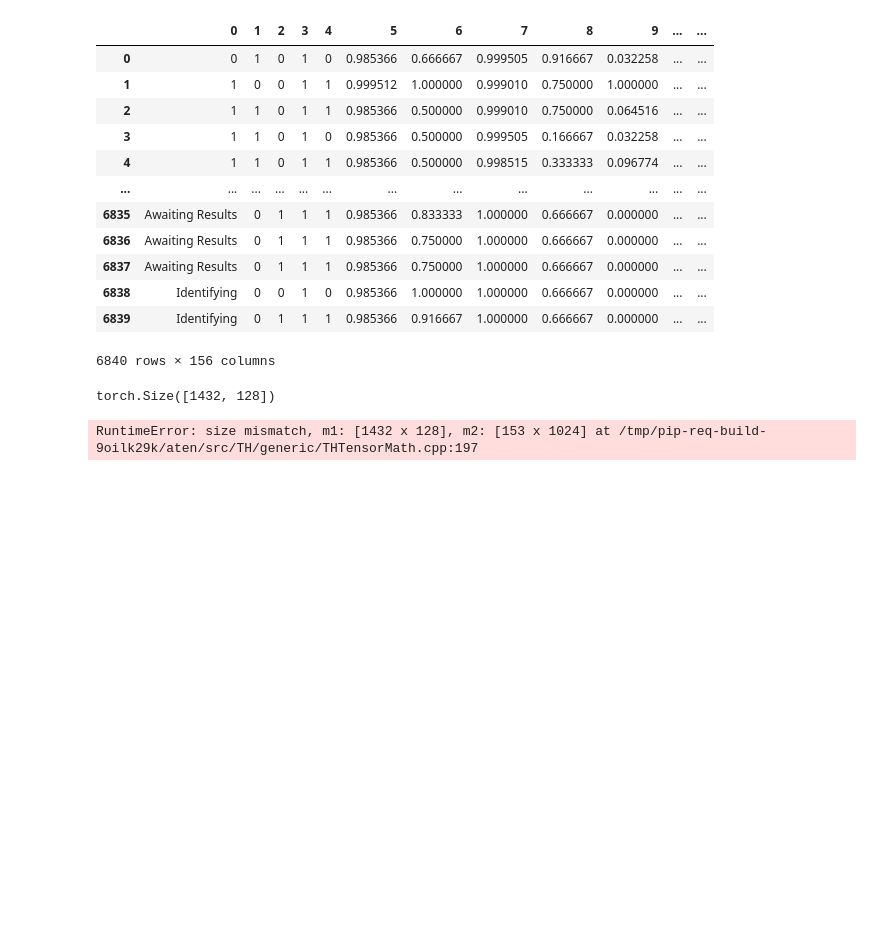
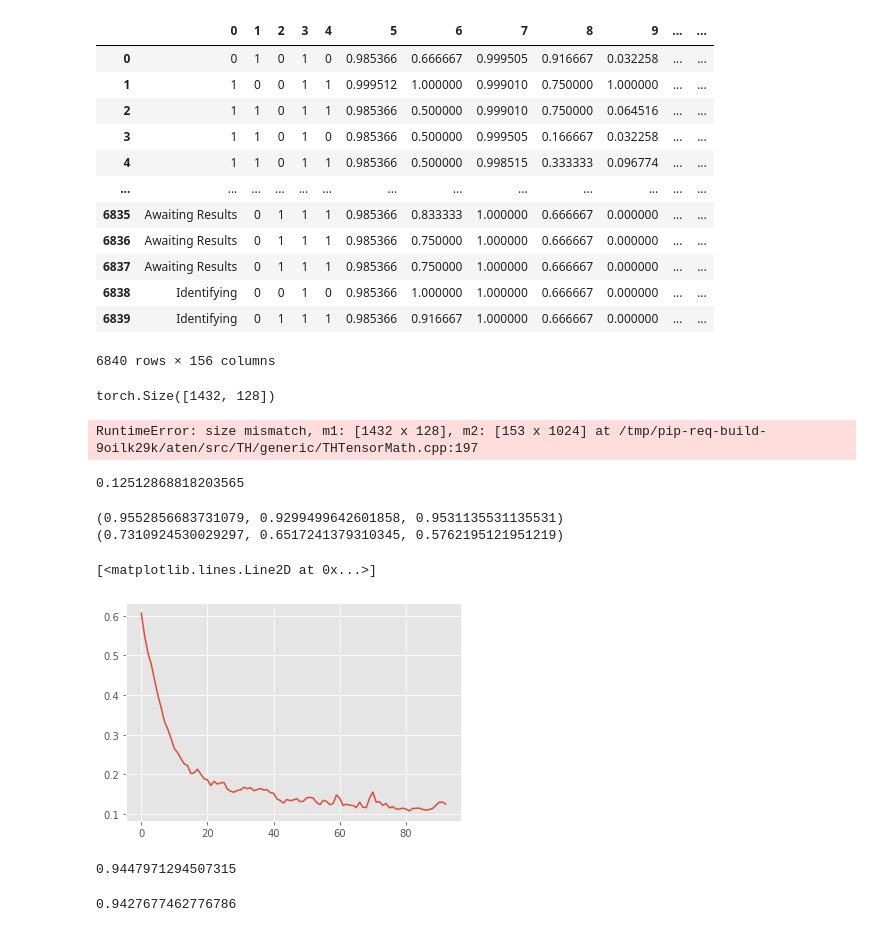
Before and after one commit to binglesley/Project-90106-G28, a Jupyter notebook: Raelene/research_data_nn_BCELoss.ipynb, the cells around one changed output. Saved outputs shown, nothing was run; the diff lists cells and outputs as text; code cells hidden in the pictures; blank space fills up the shorter version.

```diff
--- a/Raelene/research_data_nn_BCELoss.ipynb
+++ b/Raelene/research_data_nn_BCELoss.ipynb
@@ -541,3 +714,39 @@ torch.Size([1432, 128])
 prediction = model(Variable(predict_x))
 # %% [output]
 RuntimeError: size mismatch, m1: [1432 x 128], m2: [153 x 1024] at /tmp/pip-req-build-9oilk29k/aten/src/TH/generic/THTensorMath.cpp:197
+# %%
+def eval_metrics(ouputs,labels):
+    accuracy = torch.mean(torch.eq(outputs, labels).float()).item()
+
+    target_true = torch.sum(labels == 1).float()
+    predicted_true = torch.sum(outputs).float()
+    correct_true = torch.sum(labels * outputs).float()
+
+    recall = correct_true / target_true
+    precision = correct_true / (predicted_true+0.00000000001)
+    return accuracy,precision.cpu().item(),recall.cpu().item()
+# %%
+from sklearn.neural_network import MLPClassifier
+
+clf = MLPClassifier(hidden_layer_sizes=(1024,1024,1024,1024,1024,1024,1024,1024),batch_size=84)
+clf.fit(x_train, y_train)
+print(clf.loss_)
+train_pred = clf.predict(x_train)
+print(eval_metrics(torch.tensor(train_pred),torch.tensor(y_train)))
+dev_pred = clf.predict(x_dev)
+print(eval_metrics(torch.tensor(dev_pred),torch.tensor(y_dev)))
+plt.plot(clf.loss_curve_)
+# %% [output]
+0.12512868818203565
+(0.9552856683731079, 0.9299499642601858, 0.9531135531135531)
+(0.7310924530029297, 0.6517241379310345, 0.5762195121951219)
+[<matplotlib.lines.Line2D at 0x...>]
+[figure, added]
+# %%
+clf.score(x_train, y_train)
+# %% [output]
+0.9447971294507315
+# %%
+clf.score(x_train, y_train,sample_weight=weights)
+# %% [output]
+0.9427677462776786
```
Also changed, not shown: parts of 4 cells of this notebook, 12 other files.
